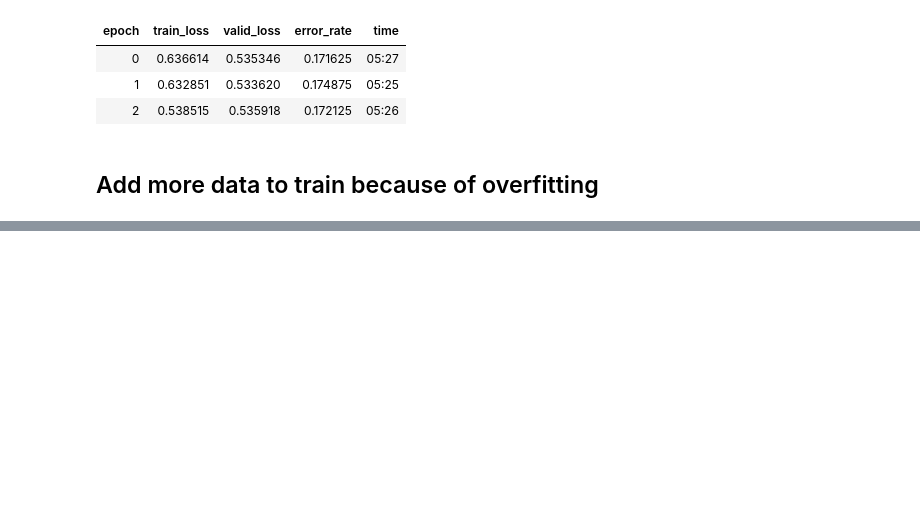
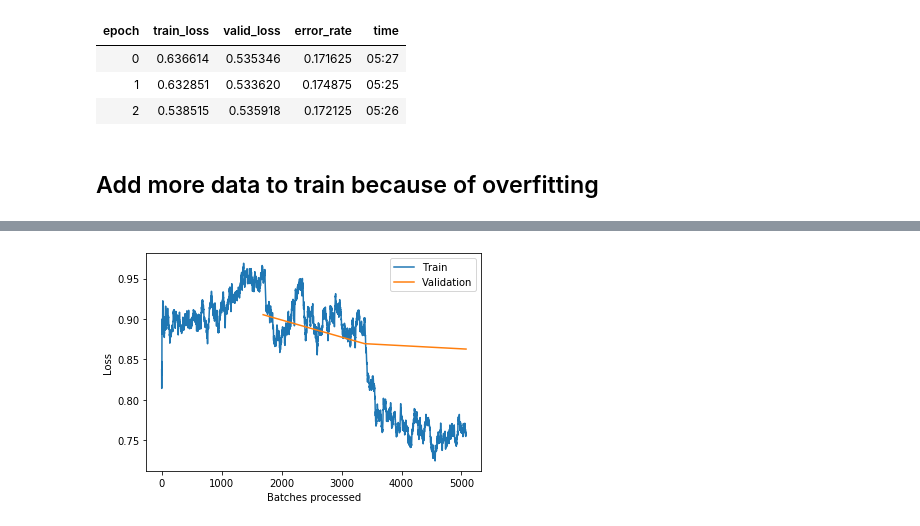
Before and after one commit to Arden-Zhu/fashion_net2, a Jupyter notebook: DeepFashion_classifer_by_category_picked.ipynb, the cells around one changed output, grey strips where cells are left out. Saved outputs shown, nothing was run; the diff lists cells and outputs as text; code cells hidden in the pictures; blank space fills up the shorter version.

```diff
--- a/DeepFashion_classifer_by_category_picked.ipynb
+++ b/DeepFashion_classifer_by_category_picked.ipynb
@@ -318,0 +387,4 @@ learn.recorder.plot()
+# %%
+learn.recorder.plot_losses()
+# %% [output]
+[figure, added]
```
Also changed, not shown: parts of 17 cells of this notebook.
